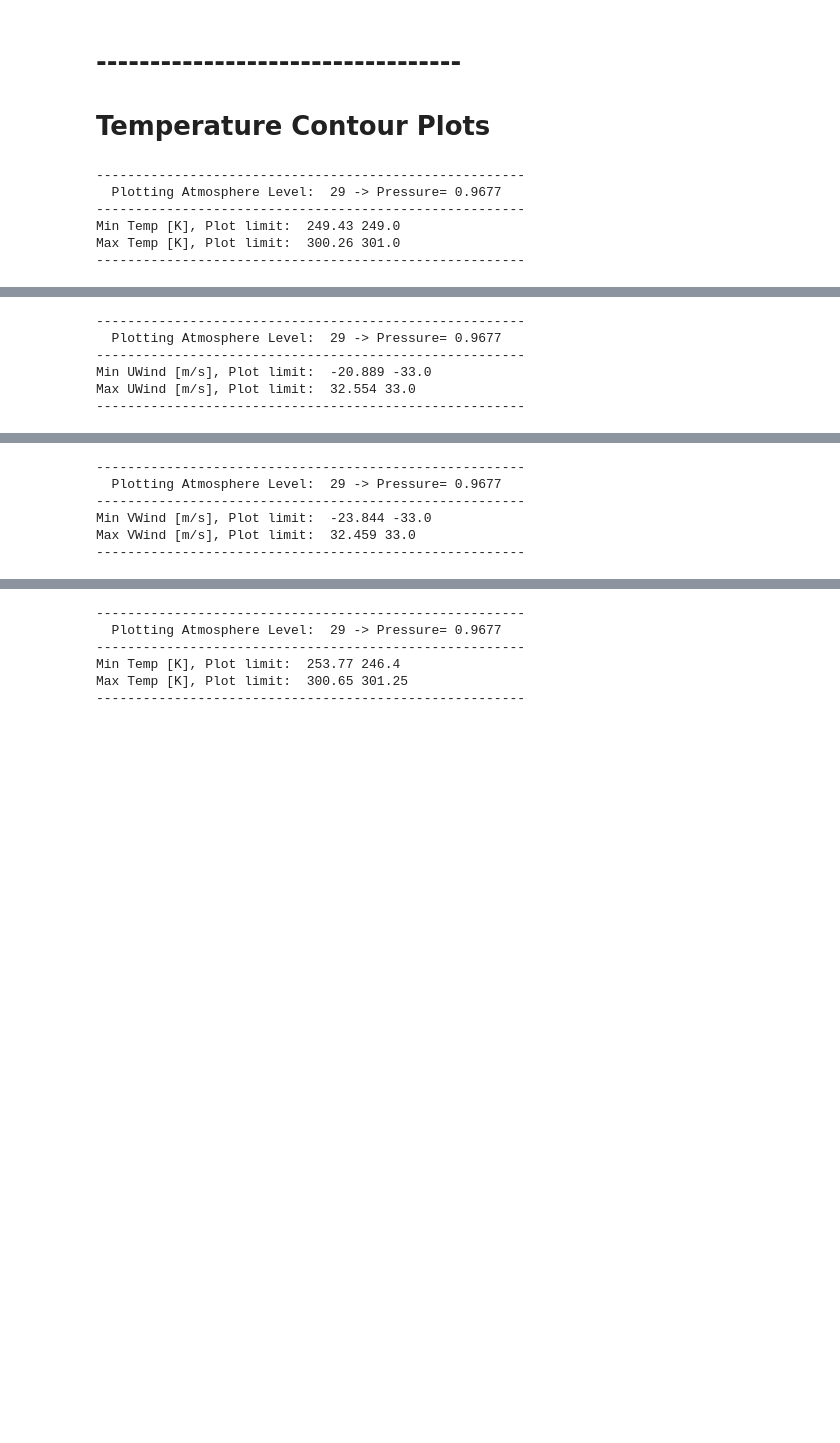
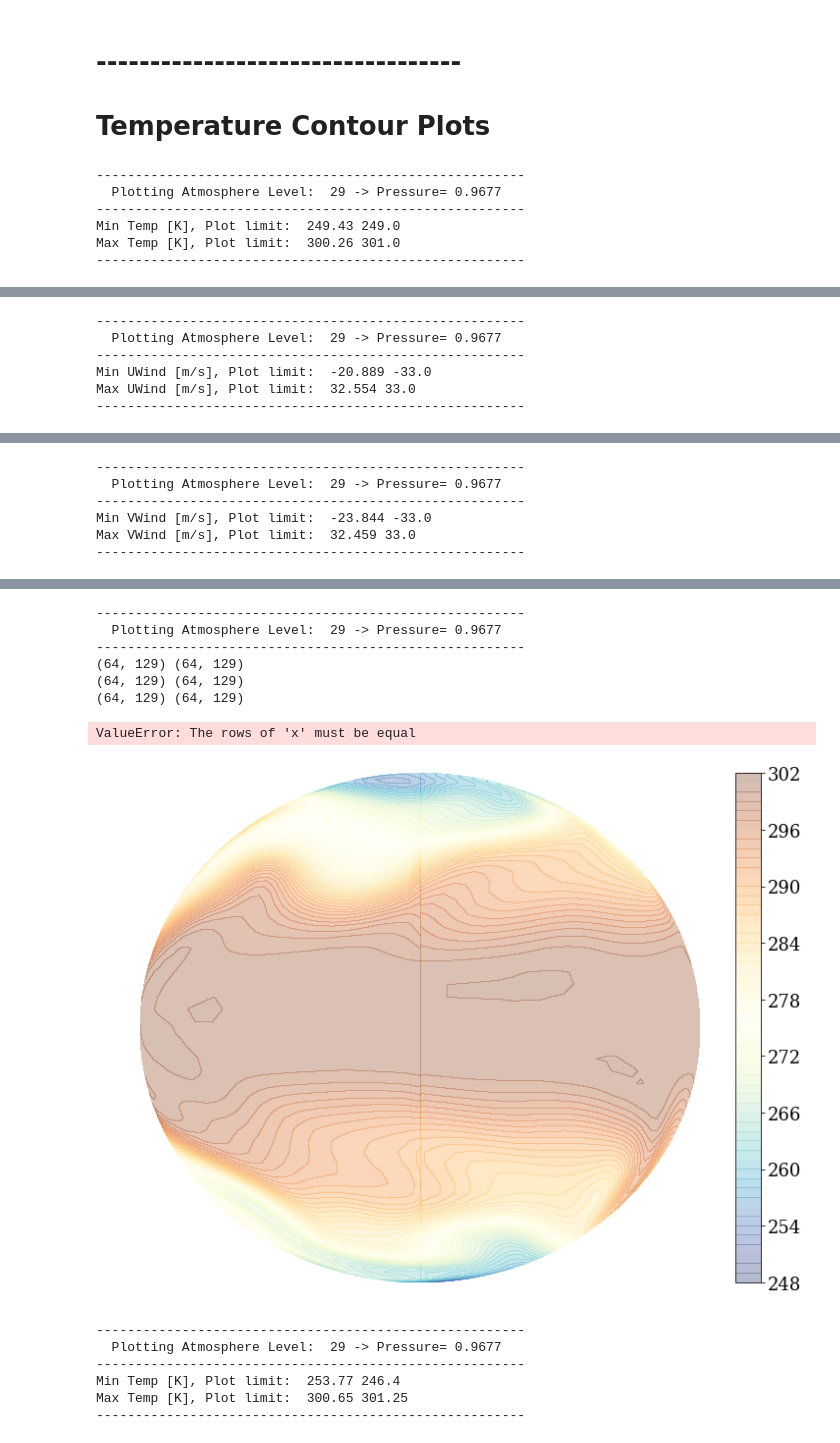
Before and after one commit to emily-rauscher/GCM_plots, a Jupyter notebook: PLOTS.ipynb, the cells around one changed output, grey strips where cells are left out. Drawn from its saved outputs; the diff is of its cells as text; code cells hidden in the pictures; blank space fills up the shorter version.

Commit message:
Streamplot for flat version added

```diff
--- a/PLOTS.ipynb
+++ b/PLOTS.ipynb
@@ -30,7 +30,9 @@ from igcm_Plot import igcm_Plot
 
 lev=29
 
-plot=0              #0=temp, 1=U wind, 2=V wind
+plot=0              #0=temp, 1=U wind, 2=V wind, 3=streamplot
+
+vfrac=1.5           #for streamplot only
 
 units_a=1           #1=degrees, 0=radians, lat lon units. INPUT is already in degrees
 units_t=0           #0=Kelvin, 1=Celsius, 2=Farhenheit - FOR plot=0 only
@@ -53,37 +55,49 @@ ncolors=0  #0,sets so that each color step =1 in whatever units. otherwise =mult
 
 %matplotlib inline
 igcm_Plot(plot,lon_arr,lat_arr,p_BAR,data_26,lev,latcenter,loncenter,ex,units_a,units_t,units_w,
-          savefig,savename,ortho,ver,cbarL,cbarM,cbar_even,ncolors)
+          savefig,savename,ortho,ver,cbarL,cbarM,cbar_even,ncolors,vfrac)
 
 plot=1
 igcm_Plot(plot,lon_arr,lat_arr,p_BAR,data_26,lev,latcenter,loncenter,ex,units_a,units_t,units_w,
-          savefig,savename,ortho,ver,cbarL,cbarM,cbar_even,ncolors)
+          savefig,savename,ortho,ver,cbarL,cbarM,cbar_even,ncolors,vfrac)
 
 plot=2
 igcm_Plot(plot,lon_arr,lat_arr,p_BAR,data_26,lev,latcenter,loncenter,ex,units_a,units_t,units_w,
-          savefig,savename,ortho,ver,cbarL,cbarM,cbar_even,ncolors)
+          savefig,savename,ortho,ver,cbarL,cbarM,cbar_even,ncolors,vfrac)
+
+plot=3
+igcm_Plot(plot,lon_arr,lat_arr,p_BAR,data_26,lev,latcenter,loncenter,ex,units_a,units_t,units_w,
+          savefig,savename,ortho,ver,cbarL,cbarM,cbar_even,ncolors,vfrac)
 # %% [output]
 -------------------------------------------------------
   Plotting Atmosphere Level:  29 -> Pressure= 0.9677
 -------------------------------------------------------
 Min Temp [K], Plot limit:  249.43 249.0
 Max Temp [K], Plot limit:  300.26 301.0
 -------------------------------------------------------
 [figure]
 -------------------------------------------------------
   Plotting Atmosphere Level:  29 -> Pressure= 0.9677
 -------------------------------------------------------
 Min UWind [m/s], Plot limit:  -20.889 -33.0
 Max UWind [m/s], Plot limit:  32.554 33.0
 -------------------------------------------------------
 [figure]
 -------------------------------------------------------
   Plotting Atmosphere Level:  29 -> Pressure= 0.9677
 -------------------------------------------------------
 Min VWind [m/s], Plot limit:  -23.844 -33.0
 Max VWind [m/s], Plot limit:  32.459 33.0
 -------------------------------------------------------
 [figure]
+-------------------------------------------------------
+  Plotting Atmosphere Level:  29 -> Pressure= 0.9677
+-------------------------------------------------------
+(64, 129) (64, 129)
+(64, 129) (64, 129)
+(64, 129) (64, 129)
+ValueError: The rows of 'x' must be equal
+[figure, added]
 # %%
 ## Maybe you want a movie showing the last orbit....
 import numpy as np
```
Also changed, not shown: parts of 2 cells of this notebook, 1 other file.
